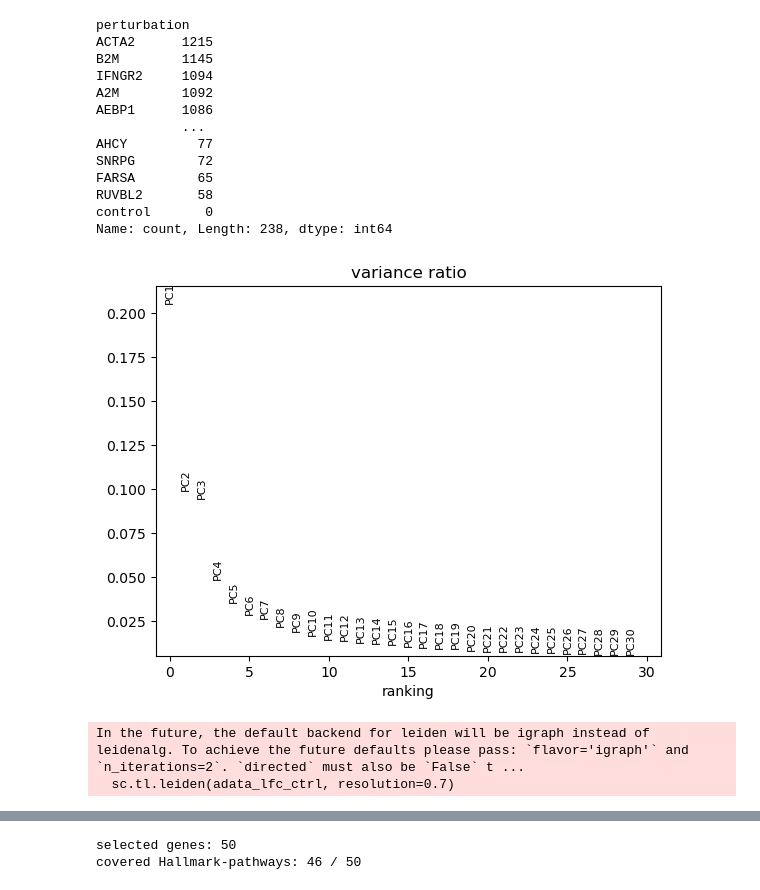
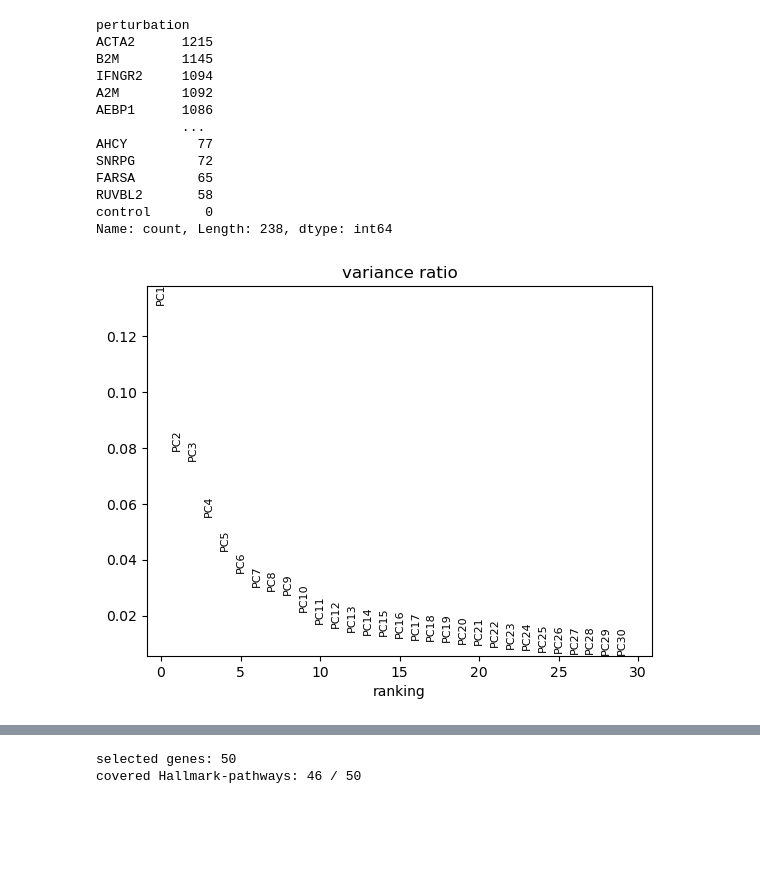
Before and after one commit to tf-kuehn/ml_omics, a Jupyter notebook: task_3_selection_of_50_pertubations.ipynb, the cells around one changed output, grey strips where cells are left out. Cells and saved outputs as stored; diff of their text form; code cells hidden in the pictures; blank space fills up the shorter version.

```diff
--- a/task_3_selection_of_50_pertubations.ipynb
+++ b/task_3_selection_of_50_pertubations.ipynb
@@ -110,21 +106,29 @@ top_lfc50_pertubations = mean_abs_lfc.sort_values(ascending=False).head(50).inde
+# %%
+## (d) cluster pertubations and select pertubations from each cluster -> most different
+# PCA over all conditions: connect LFC profiles of the 3 conditions per row
+conds = ['Control', 'IFNγ', 'Co-culture']
+dfs = []
+
+for cond in conds:
+    mask = log_fold_change_adata_hvg.obs['condition'] == cond
+    sub_df = log_fold_change_adata_hvg[mask].to_df()
+    sub_df.index = log_fold_change_adata_hvg[mask].obs['perturbation'].values
+    sub_df = sub_df.add_suffix(f"_{cond}")
+    dfs.append(sub_df)
+
+# Matrix: 245 Knockouts (rows) and 6000 LFC-Features (cols)
+df_lfc_all_conds = pd.concat(dfs, axis=1)
+
+adata_perts_combined = ad.AnnData(
+    X=df_lfc_all_conds.values,
+    obs=pd.DataFrame(
+        {'perturbation': df_lfc_all_conds.index}, index=df_lfc_all_conds.index
+    ),
+    var=pd.DataFrame(index=df_lfc_all_conds.columns),
+)
 # %%
-## (d) cluster pertubations and select pertubations from each cluster -> most different
-# PCA & Clustering of LFC-Matrix in control condition
-adata_lfc_ctrl = log_fold_change_adata_hvg[log_fold_change_adata_hvg.obs['condition'] == 'Control'].copy()
-
 # PCA
-sc.pp.pca(adata_lfc_ctrl, n_comps=30)
-
-# Elbow-Plot
-sc.pl.pca_variance_ratio(adata_lfc_ctrl, n_pcs=30, log=False)
+sc.pp.pca(adata_perts_combined, n_comps=30)
+sc.pl.pca_variance_ratio(adata_perts_combined, n_pcs=30, log=False)
 # %% [output]
-[figure, old version]
+[figure, new version]
-# %%
-#  n_pcs=7
-sc.pp.pca(adata_lfc_ctrl, n_comps=7)
-
-sc.pp.neighbors(adata_lfc_ctrl)
-sc.tl.leiden(adata_lfc_ctrl, resolution=0.7)
-# %% [output]
-In the future, the default backend for leiden will be igraph instead of leidenalg. To achieve the future defaults please pass: `flavor='igraph'` and `n_iterations=2`. `directed` must also be `False` t ...
-  sc.tl.leiden(adata_lfc_ctrl, resolution=0.7)
```
Also changed, not shown: parts of 7 cells of this notebook.
